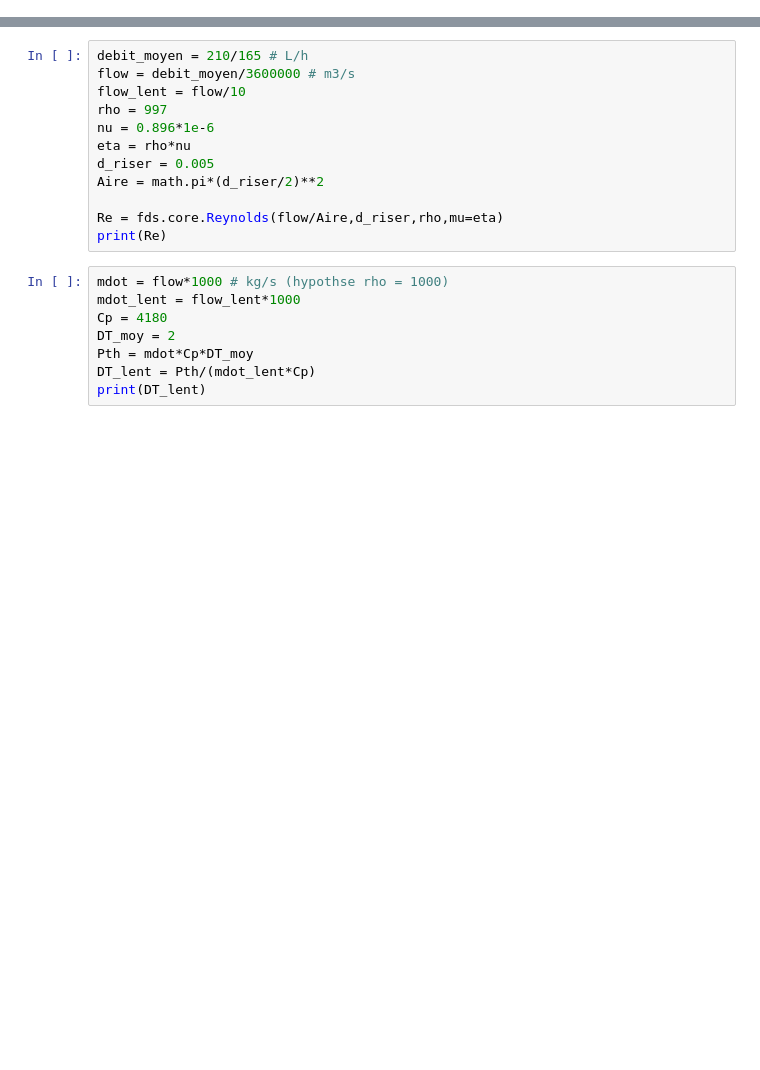
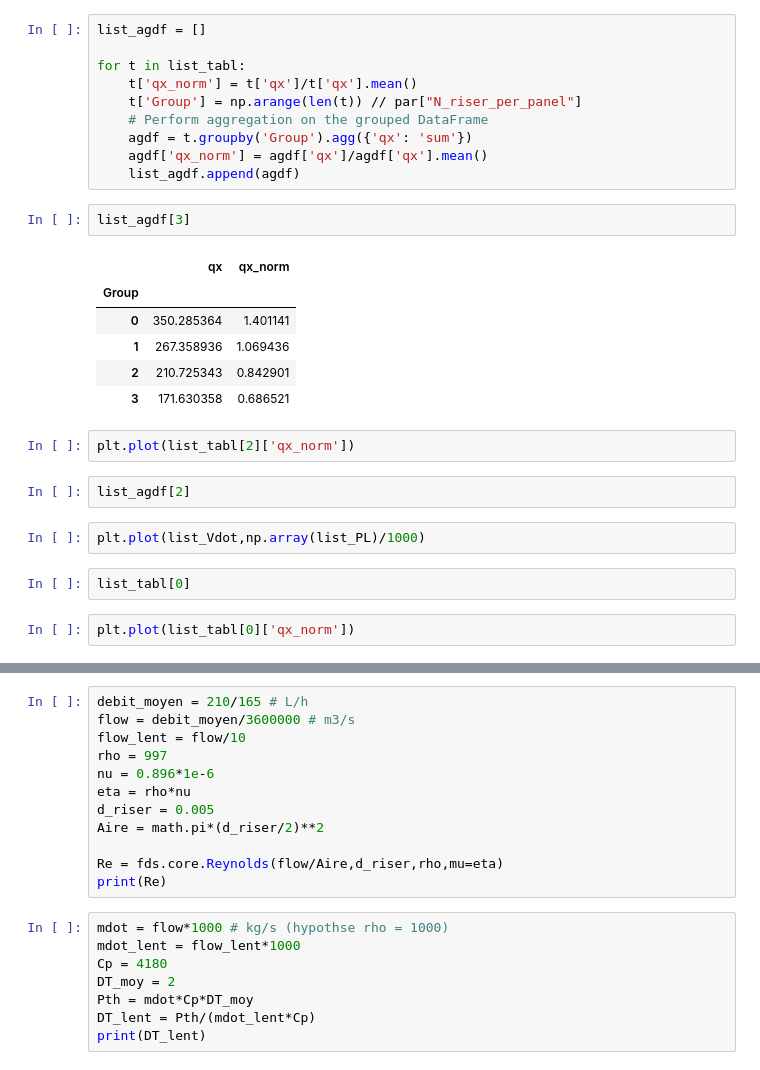
Before and after one commit to valentindelachaux/parallel-flow-distribution-pressure-loss, a Jupyter notebook: main.ipynb, the cells around one changed output, grey strips where cells are left out. Drawn from its saved outputs; the diff is of its cells as text; blank space fills up the shorter version.

```diff
--- a/main.ipynb
+++ b/main.ipynb
@@ -25,0 +111,29 @@ print(deb)
+# %%
+list_agdf = []
+
+for t in list_tabl:
+    t['qx_norm'] = t['qx']/t['qx'].mean()
+    t['Group'] = np.arange(len(t)) // par["N_riser_per_panel"]
+    # Perform aggregation on the grouped DataFrame
+    agdf = t.groupby('Group').agg({'qx': 'sum'})
+    agdf['qx_norm'] = agdf['qx']/agdf['qx'].mean()
+    list_agdf.append(agdf)
+# %%
+list_agdf[3]
+# %% [output]
+|  | qx | qx_norm |
+| Group |  |  |
+| 0 | 350.285364 | 1.401141 |
+| 1 | 267.358936 | 1.069436 |
+| 2 | 210.725343 | 0.842901 |
+| 3 | 171.630358 | 0.686521 |
+# %%
+plt.plot(list_tabl[2]['qx_norm'])
+# %%
+list_agdf[2]
+# %%
+plt.plot(list_Vdot,np.array(list_PL)/1000)
+# %%
+list_tabl[0]
+# %%
+plt.plot(list_tabl[0]['qx_norm'])
```
Also changed, not shown: parts of 87 cells of this notebook, 13 other files.
